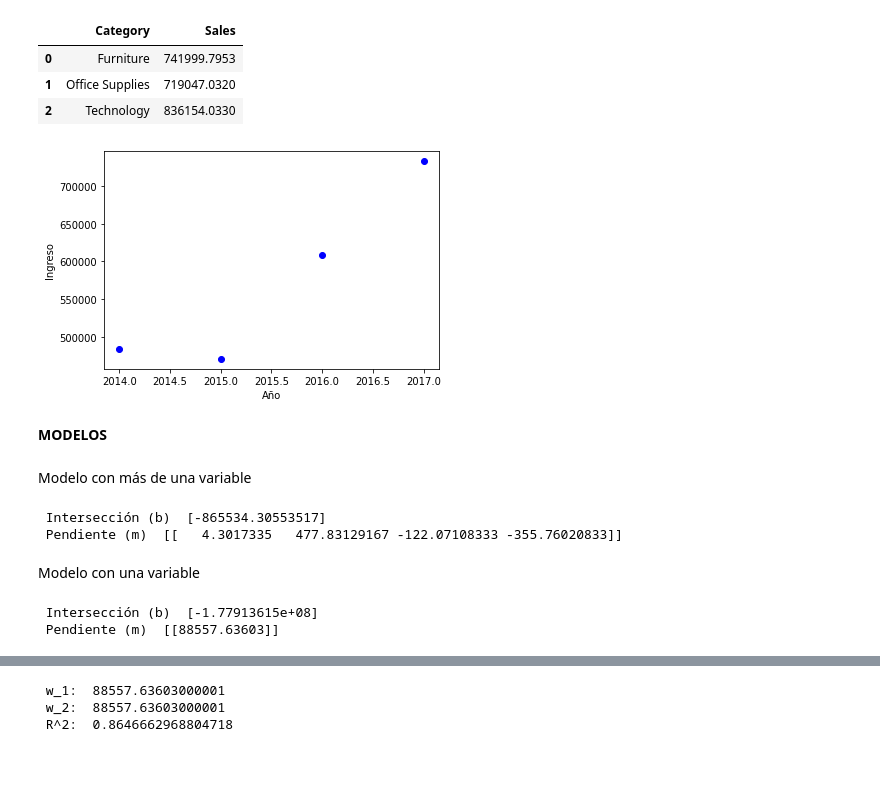
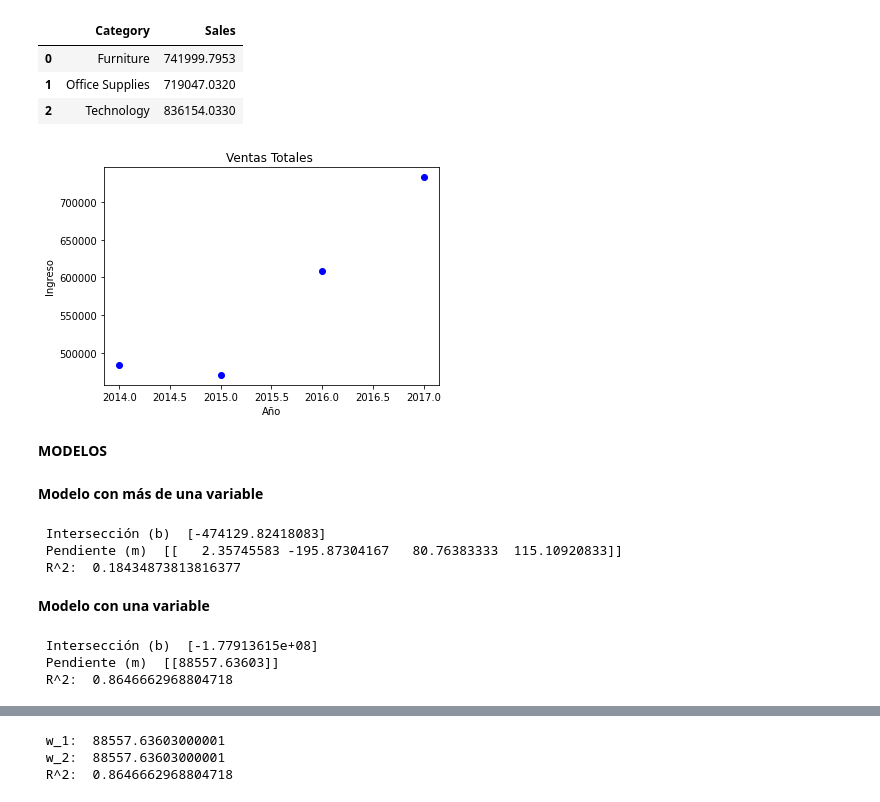
Before and after one commit to IgnacioVilar/Entrega-Analtica-Empresarial, a Jupyter notebook: Trabajo_Final_Analítica.ipynb, the cells around one changed output, grey strips where cells are left out. Drawn from its saved outputs; the diff is of its cells as text; code cells hidden in the pictures; blank space fills up the shorter version.

```diff
--- a/Trabajo_Final_Analítica.ipynb
+++ b/Trabajo_Final_Analítica.ipynb
@@ -314,7 +403,7 @@ Technology         0.265462
 Name: Sales, dtype: float64
 # %%
-ventas_categoria = datos[['Year','Sales']].groupby(['Year'],as_index=False).sum()
-ventas_categoria
+ventas_años = datos[['Year','Sales']].groupby(['Year'],as_index=False).sum()
+ventas_años
 # %% [output]
 |  | Year | Sales |
 | 0 | 2014 | 484247.4981 |
@@ -332,18 +421,20 @@ ventas_categoria
 # %%
 import matplotlib.pyplot as plt
 
 plt.ylabel("Ingreso")
 plt.xlabel("Año")
 plt.scatter(ventas_años["Year"], ventas_años["Sales"], color="blue")
+plt.title("Ventas Totales ")
 plt.show()
 # %% [output]
-[figure, old version]
+[figure, new version]
 # %% [markdown]
 **MODELOS**
 # %% [markdown]
-Modelo con más de una variable
+**Modelo con más de una variable**
 # %%
 import matplotlib.pyplot as plt
+from sklearn.linear_model import LinearRegression
 
 modelo = dy_datos2[['yyyymm','Technology','Furniture','Office Supplies','Sales']] #traigo del dummies que hice para usar
 
@@ -357,11 +448,13 @@ modelo = regresion.fit(x, y)
 
 print('\033[1m',"Intersección (b)",'\033[0m', modelo.intercept_)
 print('\033[1m',"Pendiente (m)",'\033[0m', modelo.coef_)
+print('\033[1m','R^2:','\033[0m', modelo.score(x, y)) #Se ve que el ajuste a este modelo es muy baja, no va a servir tanto
 # %% [output]
- Intersección (b)  [-865534.30553517]
- Pendiente (m)  [[   4.3017335   477.83129167 -122.07108333 -355.76020833]]
+ Intersección (b)  [-474129.82418083]
+ Pendiente (m)  [[   2.35745583 -195.87304167   80.76383333  115.10920833]]
+ R^2:  0.18434873813816377
 # %% [markdown]
-Modelo con una variable
+**Modelo con una variable**
 # %%
 from sklearn.linear_model import LinearRegression
 
@@ -374,6 +467,8 @@ modelo2 = regresion.fit(x, y)
 
 print('\033[1m',"Intersección (b)",'\033[0m', modelo2.intercept_)
 print('\033[1m',"Pendiente (m)",'\033[0m', modelo2.coef_)
+print('\033[1m','R^2:','\033[0m', modelo2.score(x, y)) #Me da como el modelo grado uno de varias variables
 # %% [output]
  Intersección (b)  [-1.77913615e+08]
  Pendiente (m)  [[88557.63603]]
+ R^2:  0.8646662968804718
```
Also changed, not shown: parts of 27 cells of this notebook.
